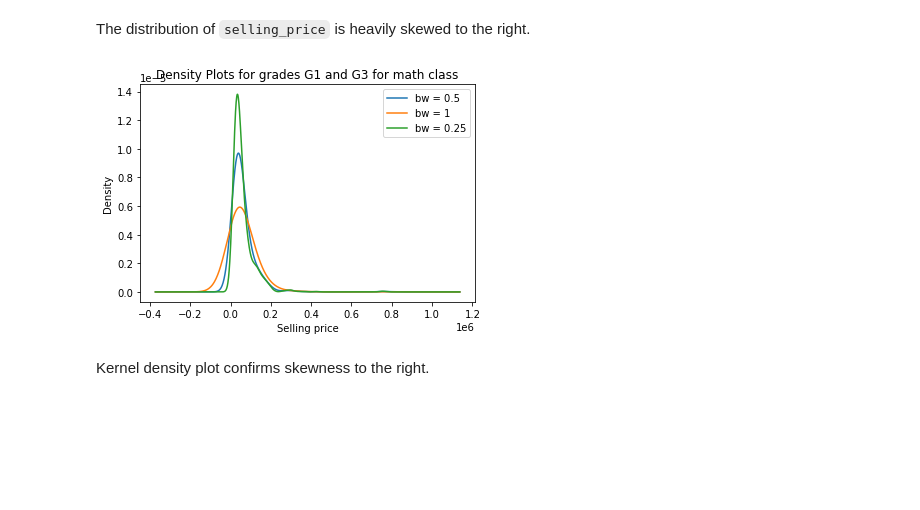
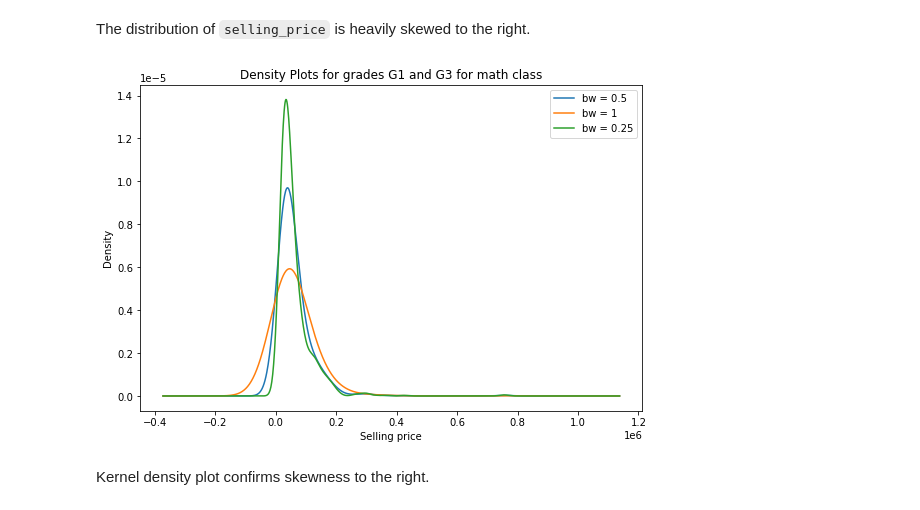
Before and after one commit to peshekhodko/ST590-Project1, a Jupyter notebook: Project1.ipynb, the cells around one changed output. Drawn from its saved outputs; the diff is of its cells as text; code cells hidden in the pictures; blank space fills up the shorter version.

```diff
--- a/Project1.ipynb
+++ b/Project1.ipynb
@@ -108,6 +108,7 @@ The most interesting variable in this data set is `selling_price`. Let's start w
 # %%
 plt.hist(data['selling_price'], bins = 40, ec="black", color = "green", alpha = 0.5)
 plt.title ("Selling price distribution")
+plt.rcParams["figure.figsize"]= (9,6)
 plt.show()
 plt.close()
 # %% [output]
@@ -117,14 +118,15 @@ The distribution of `selling_price` is heavily skewed to the right.
 # %%
 data.selling_price.plot.density(bw_method = 0.5, label = "bw = 0.5")
 data.selling_price.plot.density(bw_method = 1, label = "bw = 1")
 data.selling_price.plot.density(bw_method = 0.25, label = "bw = 0.25")
 plt.xlabel("Selling price")
 plt.title("Density Plots for grades G1 and G3 for math class")
 plt.legend()
+plt.rcParams["figure.figsize"]= (9,6)
 plt.show()
 plt.close()
 # %% [output]
-[figure, old version]
+[figure, new version]
 # %% [markdown]
 Kernel density plot confirms skewness to the right.
 # %% [markdown]
```
Also changed, not shown: parts of 28 cells of this notebook.
